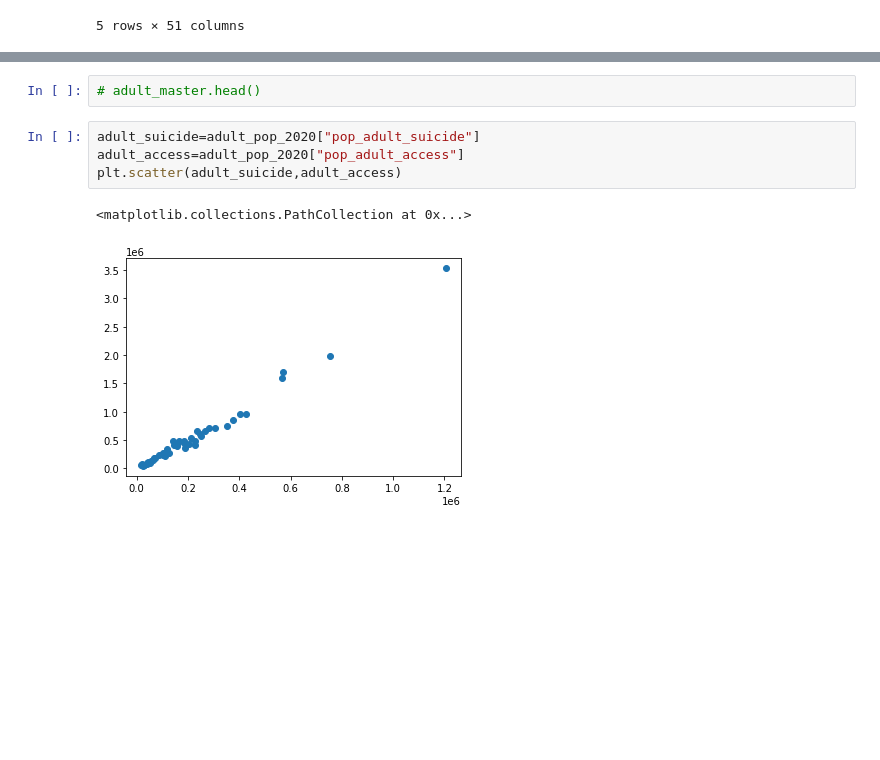
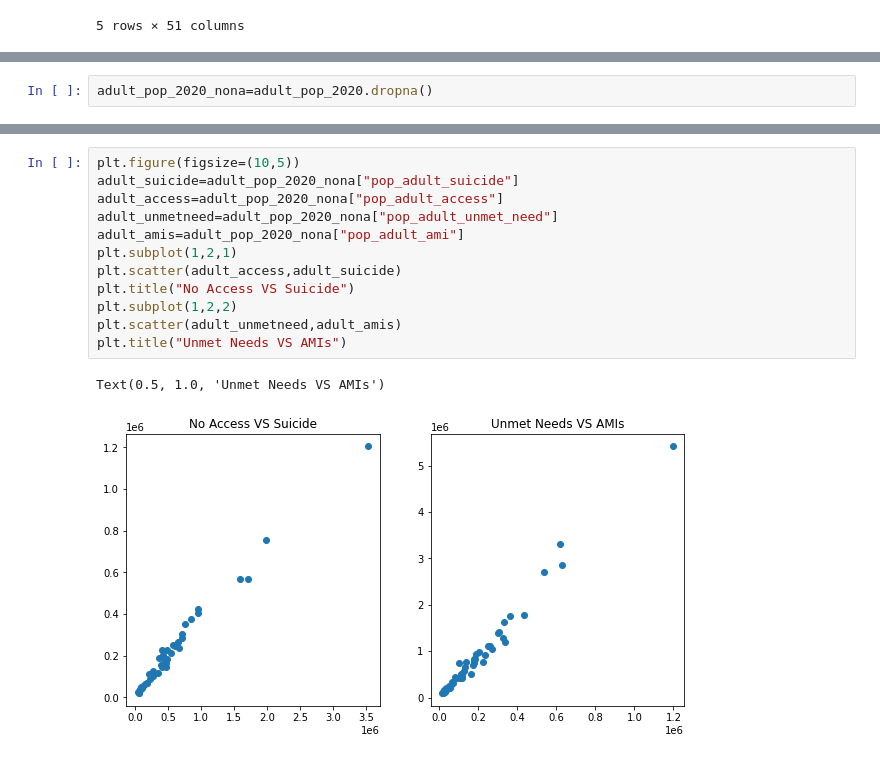
Before and after one commit to NoahToomeyBC/project-vu, a Jupyter notebook: dataconn_explore/dataconn.ipynb, the cells around one changed output, grey strips where cells are left out. Cells and saved outputs as stored; diff of their text form; blank space fills up the shorter version.

```diff
--- a/dataconn_explore/dataconn.ipynb
+++ b/dataconn_explore/dataconn.ipynb
@@ -222,0 +228,2 @@ adult_precent_corr
+# %%
+adult_pop_2020_nona=adult_pop_2020.dropna()
@@ -273,9 +300,15 @@ adult_pop_2020.head()
-# %%
-# adult_master.head()
-# %%
-adult_suicide=adult_pop_2020["pop_adult_suicide"]
-adult_access=adult_pop_2020["pop_adult_access"]
-plt.scatter(adult_suicide,adult_access)
-# %% [output]
-<matplotlib.collections.PathCollection at 0x...>
-[figure, removed]
+# %%
+plt.figure(figsize=(10,5))
+adult_suicide=adult_pop_2020_nona["pop_adult_suicide"]
+adult_access=adult_pop_2020_nona["pop_adult_access"]
+adult_unmetneed=adult_pop_2020_nona["pop_adult_unmet_need"]
+adult_amis=adult_pop_2020_nona["pop_adult_ami"]
+plt.subplot(1,2,1)
+plt.scatter(adult_access,adult_suicide)
+plt.title("No Access VS Suicide")
+plt.subplot(1,2,2)
+plt.scatter(adult_unmetneed,adult_amis)
+plt.title("Unmet Needs VS AMIs")
+# %% [output]
+Text(0.5, 1.0, 'Unmet Needs VS AMIs')
+[figure, added]
```
Also changed, not shown: parts of 25 cells of this notebook.
